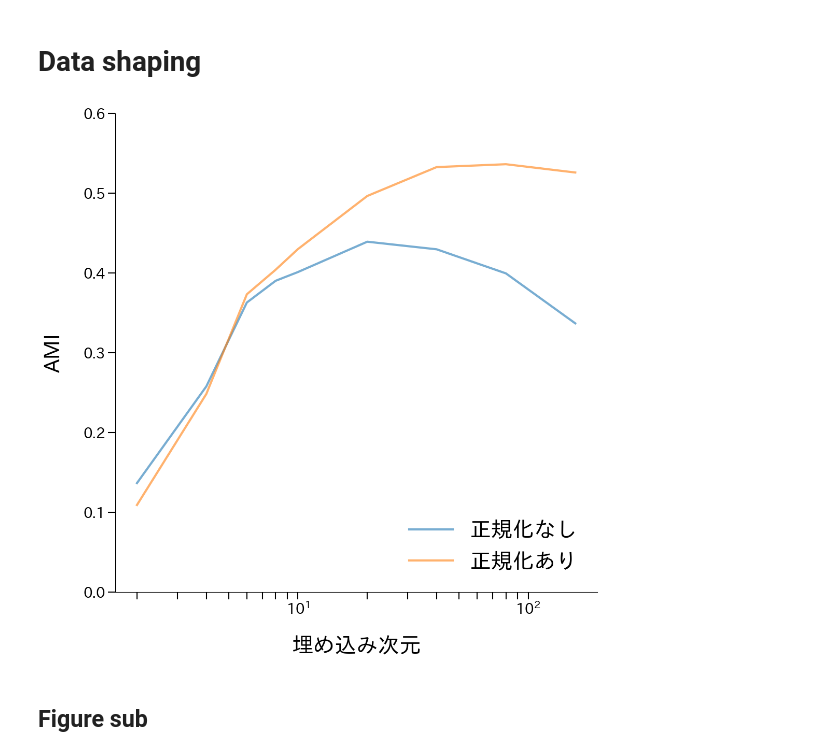
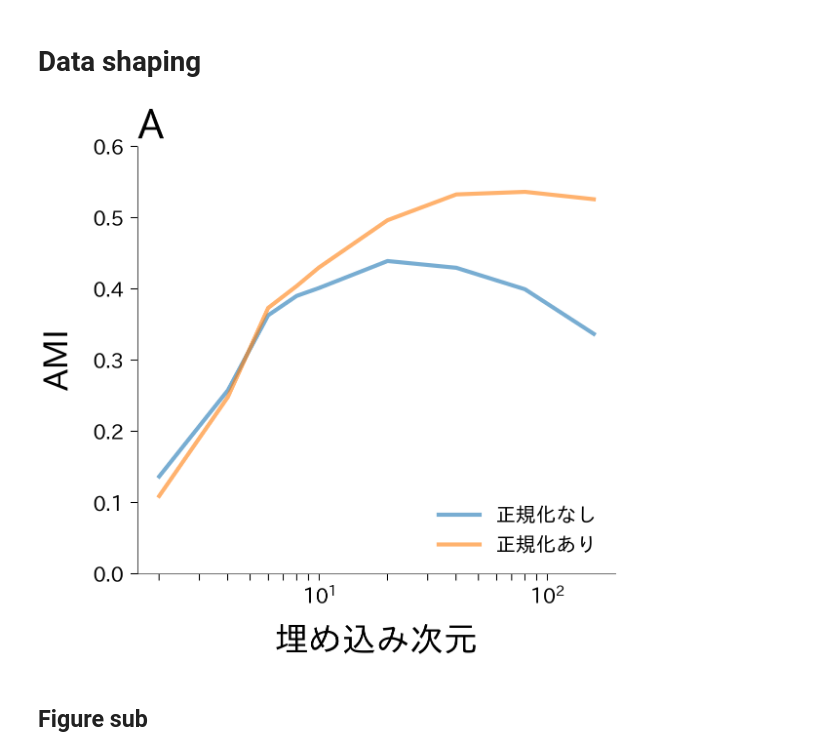
Before and after one commit to YuriNakayama/TextClassificationCode, a Jupyter notebook: Visualize/Stats/NormalizationFig.ipynb, the cells around one changed output. Cells and saved outputs as stored; diff of their text form; code cells hidden in the pictures.

```diff
--- a/Visualize/Stats/NormalizationFig.ipynb
+++ b/Visualize/Stats/NormalizationFig.ipynb
@@ -186,44 +186,46 @@ vectorize_labels = {
     "doc2vec": "",
     "sentenceBERT": "SBERT"
 }
-# %%
-fig = plt.figure(**layout["figure"])
-ax = fig.add_subplot(111)
-fig_path = f"../data/figure/{data_type}/NormalCentral{data_type}.pdf"
-ax.set_xscale("log")
-
-ax.spines["top"].set_visible(False)
-ax.spines["right"].set_visible(False)
-
-for column in data["doc2vec"]["mi"]["mean"].columns:
-    ax.plot(
-        data["doc2vec"]["mi"]["mean"].index.to_numpy(),
-        data["doc2vec"]["mi"]["mean"].loc[:, column].to_numpy(),
-        label=f"{line_labels[column]}",
-        **layout["plot"],
-    )
-
-# for i, normalization in enumerate(normalizations):
-#     ax.axhline(
-#         y=data["sentenceBERT"]["mi"]["mean"].loc[384, normalization],
-#         label=f"SBERT {line_labels[normalization]}",
-#         color=cycler["color"][i + 3],
-#         **layout["plot"]
-#     )
-# ax.set_title(title, **layout["title"])
-
-ax.tick_params(which="both", width=1.5, length=7.5, size=10, direction="out")
-ax.xaxis.set_tick_params(labelsize=20)
-ax.yaxis.set_tick_params(labelsize=20)
-
-ax.set_xlabel(xlabel, fontsize=30, labelpad=27, fontweight="black")
-ax.set_ylabel(ylabel, fontsize=30, labelpad=27, fontweight="black")
-ax.set_yticks(np.arange(0, 0.7, 0.1))
-ax.legend(fontsize=30, framealpha=0, loc="lower right")
-
-fig.savefig(make_filepath(fig_path))
-# %% [output]
-[figure, removed]
+# %%
+fig = plt.figure(figsize=(14, 12))
+ax = fig.add_subplot(111)
+fig.subplots_adjust(left=0.2, bottom=0.15)
+fig_path = f"../data/figure/{data_type}/NormalCentral{data_type}.pdf"
+ax.set_xscale("log")
+
+ax.spines["top"].set_visible(False)
+ax.spines["right"].set_visible(False)
+
+for column in data["doc2vec"]["mi"]["mean"].columns:
+    ax.plot(
+        data["doc2vec"]["mi"]["mean"].index.to_numpy(),
+        data["doc2vec"]["mi"]["mean"].loc[:, column].to_numpy(),
+        label=f"{line_labels[column]}",
+        alpha=0.6,
+        linewidth=6.0,
+    )
+
+# for i, normalization in enumerate(normalizations):
+#     ax.axhline(
+#         y=data["sentenceBERT"]["mi"]["mean"].loc[384, normalization],
+#         label=f"SBERT {line_labels[normalization]}",
+#         color=cycler["color"][i + 3],
+#         **layout["plot"]
+#     )
+ax.set_title("A", fontsize=60, loc="left")
+
+ax.tick_params(which="both", width=1.5, length=8, size=10, direction="out")
+ax.xaxis.set_tick_params(labelsize=30, pad=10)
+ax.yaxis.set_tick_params(labelsize=30, pad=10)
+
+ax.set_xlabel(xlabel, fontsize=50, labelpad=27, fontweight="black")
+ax.set_ylabel(ylabel, fontsize=50, labelpad=27, fontweight="black")
+ax.set_yticks(np.arange(0, 0.7, 0.1))
+ax.legend(fontsize=30, framealpha=0, loc="lower right")
+
+fig.savefig(make_filepath(fig_path))
+# %% [output]
+[figure, added]
 # %% [markdown]
 ## Figure sub
 # %%
```
Also changed, not shown: 6 other files.
